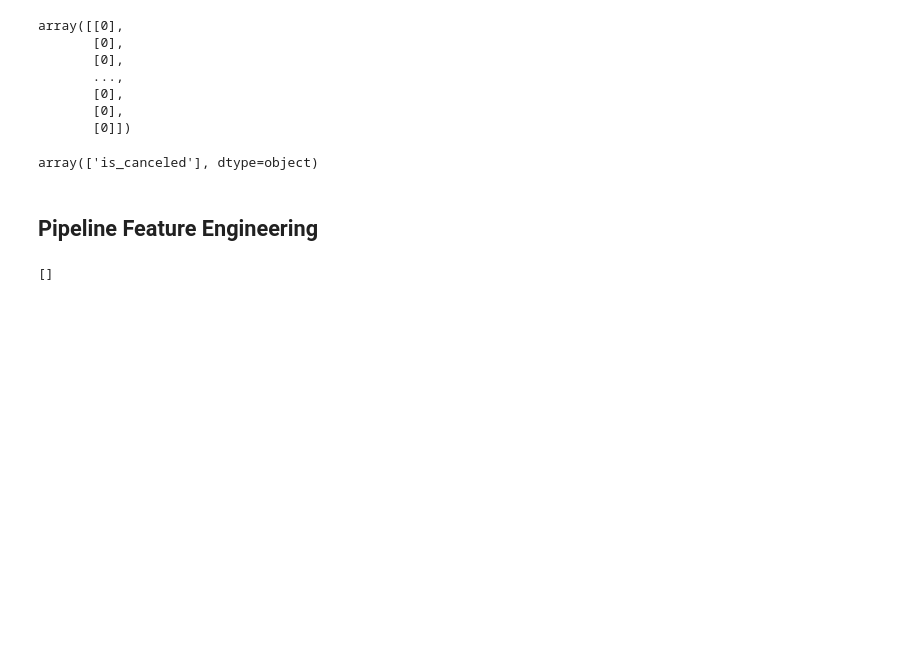
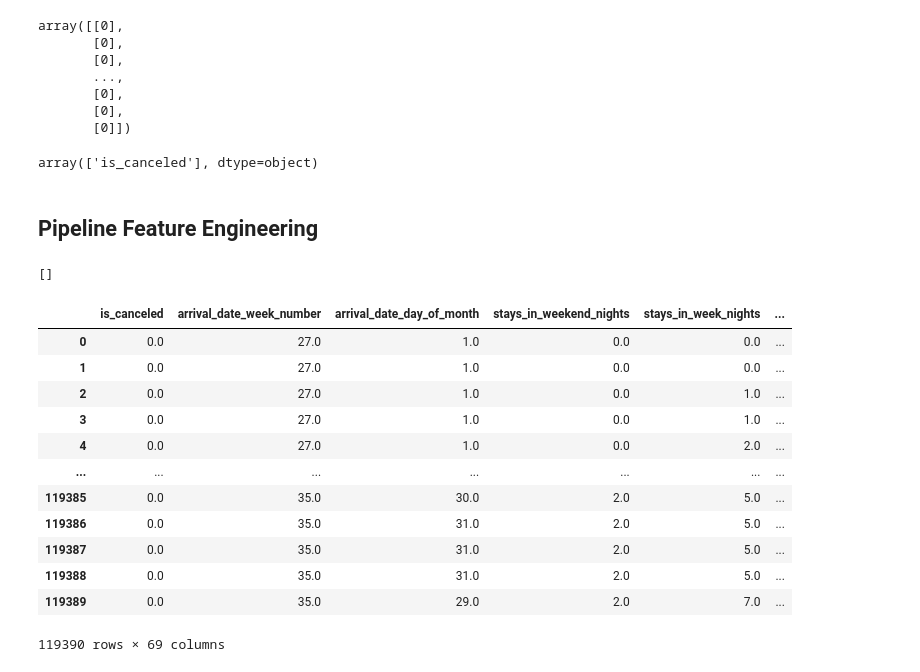
Before and after one commit to abdala9512/dsrp-azure-data-scientist-course, a Jupyter notebook: notebooks/preparacion_datos3.ipynb, the cells around one changed output. Cells and saved outputs as stored; diff of their text form; code cells hidden in the pictures; blank space fills up the shorter version.

```diff
--- a/notebooks/preparacion_datos3.ipynb
+++ b/notebooks/preparacion_datos3.ipynb
@@ -238,6 +239,20 @@ class DataProcessor:
         print([ i for i in self.data.columns  if i not in selector.get_feature_names_out() ] )
         self.data = pd.DataFrame(selected_variables, columns=selector.get_feature_names_out())
 
+        # STANDARDIZATION
+        std_vars = ["lead_time", "adr", "days_in_waiting_list"]
+        scales = []
+        for col in std_vars:
+            scaler = StandardScaler()  # OTROS METODOS MinMaxScaler, RobustScaler
+            scaled_var = pd.DataFrame(
+                scaler.fit_transform(dataframe_reservas_hotel_raw[col].to_numpy().reshape(-1, 1)), columns=[col]
+            )
+            scales.append(scaled_var)
+
+        scales = pd.concat(scales, axis=1)
+        self.data = self.data.drop(std_vars, axis=1)
+        self.data = pd.concat([self.data, scales], axis=1)
+
     def write(self, version: int):
 
         PROCESSED_DATA_PATH = "feature_engineering_data_PROCESSED.csv"
@@ -301,3 +322,19 @@ processor = DataProcessor(client=ml_client, data=dataframe_reservas_hotel_raw)
 processor.process()
 # %% [output]
 []
+# %%
+processor.data
+# %% [output]
+|  | is_canceled | arrival_date_week_number | arrival_date_day_of_month | stays_in_weekend_nights | stays_in_week_nights | ... |
+| 0 | 0.0 | 27.0 | 1.0 | 0.0 | 0.0 | ... |
+| 1 | 0.0 | 27.0 | 1.0 | 0.0 | 0.0 | ... |
+| 2 | 0.0 | 27.0 | 1.0 | 0.0 | 1.0 | ... |
+| 3 | 0.0 | 27.0 | 1.0 | 0.0 | 1.0 | ... |
+| 4 | 0.0 | 27.0 | 1.0 | 0.0 | 2.0 | ... |
+| ... | ... | ... | ... | ... | ... | ... |
+| 119385 | 0.0 | 35.0 | 30.0 | 2.0 | 5.0 | ... |
+| 119386 | 0.0 | 35.0 | 31.0 | 2.0 | 5.0 | ... |
+| 119387 | 0.0 | 35.0 | 31.0 | 2.0 | 5.0 | ... |
+| 119388 | 0.0 | 35.0 | 31.0 | 2.0 | 5.0 | ... |
+| 119389 | 0.0 | 35.0 | 29.0 | 2.0 | 7.0 | ... |
+119390 rows × 69 columns
```
Also changed, not shown: parts of 5 cells of this notebook, 4 other files.
